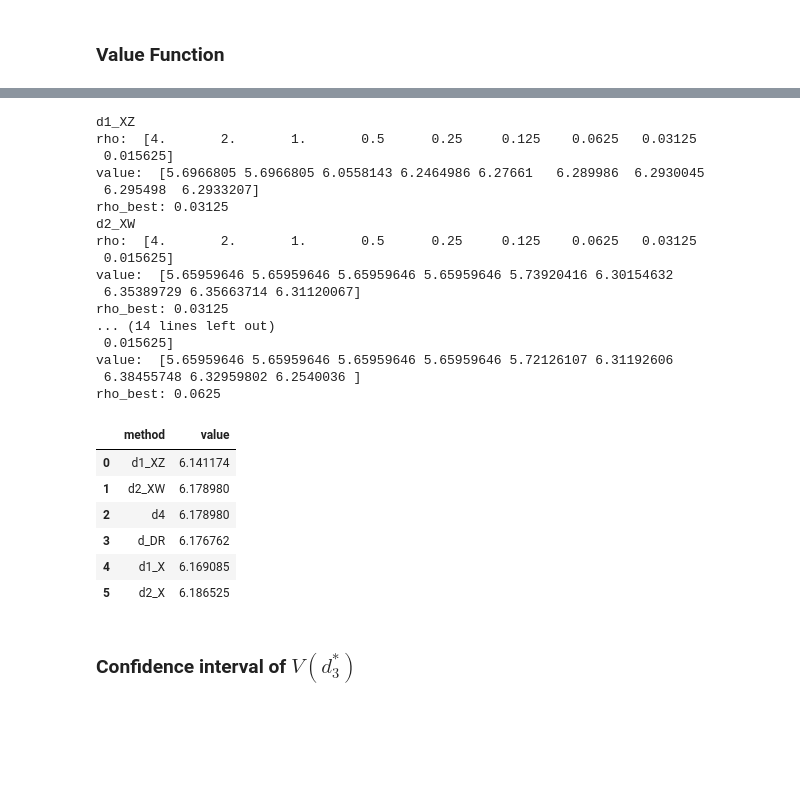
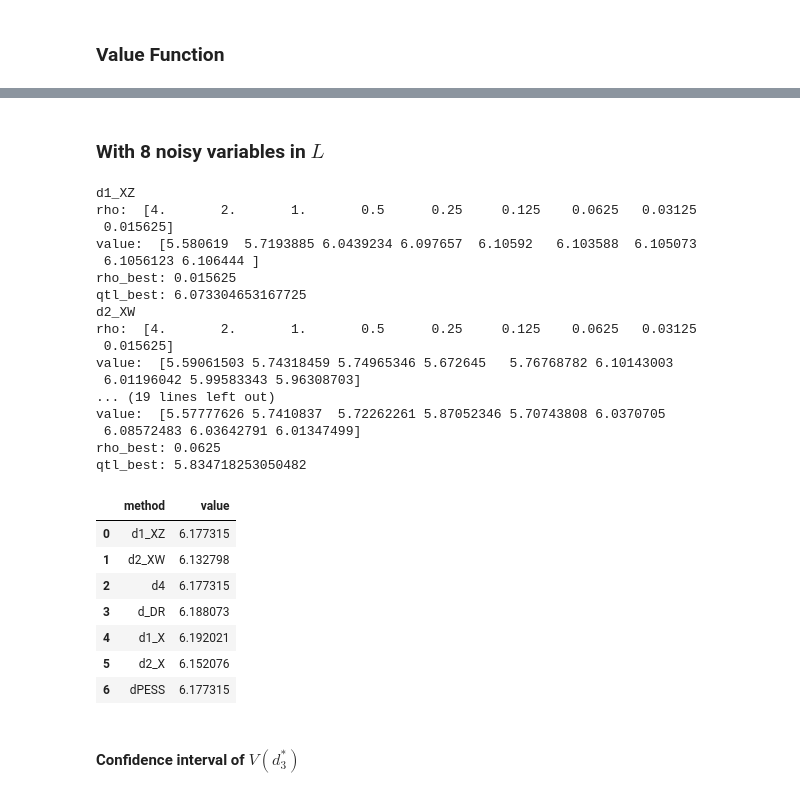
Before and after one commit to rui-miao/ProxITR, a Jupyter notebook: notebooks/SimuExamples.ipynb, the cells around one changed output, grey strips where cells are left out. Cells and saved outputs as stored; diff of their text form; code cells hidden in the pictures; blank space fills up the shorter version.

```diff
--- a/notebooks/SimuExamples.ipynb
+++ b/notebooks/SimuExamples.ipynb
@@ -49,7 +51,7 @@ train = prox_data(samp_size=samp_size, add_noise=True).gen_Y(linearity=linearity
 # Learn ITRs
 rhos = np.power(2.,-np.arange(-2,7))
 proxy = proxITR(A=train[["A"]], X=train[["X0","X1","X2","X3","X4","X5","X6","X7","X8","X9"]], Z=train[["Z"]], W=train[["W"]], Y=train[["Y"]],
-                                learning_rate= 0.1, n_epoch=2000, opt='LBFGS', verbose=True)
+                                learning_rate= 0.1, n_epoch=2000, opt='LBFGS', verbose=True, qtl = qtl)
 d1_XZ = proxy.fit_d1_XZ_cv(gamma_f='auto', n_gamma_hs=10,
         alpha_scales=[c for c in np.geomspace(0.5, 1e5, 20)],
         linearity=linearity, n_components=int(2*np.sqrt(samp_size)), rhos = rhos)
@@ -104,8 +106,20 @@ if proxy.cv_d1_XZ > proxy.cv_d2_XW:
     v_d4 = v_d1_XZ
 else:
     v_d4 = v_d2_XW
+dPESS = max(proxy.qtl_value, key = lambda k: proxy.qtl_value[k])
+if dPESS == 'd1_XZ':
+    v_dPESS = v_d1_XZ
+elif dPESS == 'd1_X':
+    v_dPESS = v_d1_X
+elif dPESS == 'd2_XW':
+    v_dPESS = v_d2_XW
+elif dPESS == 'd2_X':
+    v_dPESS = v_d2_X
+else:
+    v_dPESS = v_d_DR
+
 # Table of values
-pd.DataFrame.from_dict({'method':['d1_XZ','d2_XW','d4','d_DR','d1_X','d2_X'],
-                        'value':[v_d1_XZ,v_d2_XW,v_d4,v_d_DR,v_d1_X,v_d2_X]})
+pd.DataFrame.from_dict({'method':['d1_XZ','d2_XW','d4','d_DR','d1_X','d2_X', 'dPESS'],
+                        'value':[v_d1_XZ,v_d2_XW,v_d4,v_d_DR,v_d1_X,v_d2_X, v_dPESS]})
 # %% [output]
 |  | method | value |
@@ -138,6 +238,8 @@ value_fun(test[["GOR_X"]].to_numpy(int).reshape(-1), test[["A"]],test[["Y"]],tes
 # Setting
 linearity    = 'linear'
 Xonly        = 'X'
+# Selected quantile for dPESS
+qtl = 0.4
 # %%
 # Generate Test Data
 test = prox_data(500000, add_noise=False).gen_Y(linearity=linearity, Xonly = Xonly)
@@ -148,11 +250,13 @@ value_fun(test[["GOR"]].to_numpy(int).reshape(-1), test[["A"]],test[["Y"]],test[
 # Generate Training Data
 samp_size = 2000
 train = prox_data(samp_size=samp_size, add_noise=True).gen_Y(linearity=linearity, Xonly = Xonly)
+# %% [markdown]
+### With 8 noisy variables in $L$
 # %%
 # Learn ITRs
 rhos = np.power(2.,-np.arange(-2,7))
 proxy = proxITR(A=train[["A"]], X=train[["X0","X1","X2","X3","X4","X5","X6","X7","X8","X9"]], Z=train[["Z"]], W=train[["W"]], Y=train[["Y"]],
-                                learning_rate= 0.1, n_epoch=2000, opt='LBFGS', verbose=True)
+                                learning_rate= 0.1, n_epoch=2000, opt='LBFGS', verbose=True, qtl=qtl)
 d1_XZ = proxy.fit_d1_XZ_cv(gamma_f='auto', n_gamma_hs=10,
         alpha_scales=[c for c in np.geomspace(0.5, 1e5, 20)],
         linearity=linearity, n_components=int(2*np.sqrt(samp_size)), rhos = rhos)
@@ -182,44 +286,57 @@ p_d2_X  = d2_X(test[["X0","X1","X2","X3","X4","X5","X6","X7","X8","X9"]])
 d1_XZ
 rho:  [4.       2.       1.       0.5      0.25     0.125    0.0625   0.03125
  0.015625]
-value:  [5.6966805 5.6966805 6.0558143 6.2464986 6.27661   6.289986  6.2930045
- 6.295498  6.2933207]
-rho_best: 0.03125
+value:  [5.580619  5.7193885 6.0439234 6.097657  6.10592   6.103588  6.105073
+ 6.1056123 6.106444 ]
+rho_best: 0.015625
+qtl_best: 6.073304653167725
 d2_XW
 rho:  [4.       2.       1.       0.5      0.25     0.125    0.0625   0.03125
  0.015625]
-value:  [5.65959646 5.65959646 5.65959646 5.65959646 5.73920416 6.30154632
- 6.35389729 6.35663714 6.31120067]
-rho_best: 0.03125
-... (14 lines left out)
- 0.015625]
-value:  [5.65959646 5.65959646 5.65959646 5.65959646 5.72126107 6.31192606
- 6.38455748 6.32959802 6.2540036 ]
+value:  [5.59061503 5.74318459 5.74965346 5.672645   5.76768782 6.10143003
+ 6.01196042 5.99583343 5.96308703]
+... (19 lines left out)
+value:  [5.57777626 5.7410837  5.72262261 5.87052346 5.70743808 6.0370705
+ 6.08572483 6.03642791 6.01347499]
 rho_best: 0.0625
+qtl_best: 5.834718253050482
 # %%
 # Calculate Value
 v_d1_XZ = value_fun(p_d1_XZ,test[["A"]],test[["Y"]],test[["X0","X1"]],test[["U"]])
 v_d2_XW = value_fun(p_d2_XW,test[["A"]],test[["Y"]],test[["X0","X1"]],test[["U"]])
 v_d_DR  = value_fun(p_d_DR, test[["A"]],test[["Y"]],test[["X0","X1"]],test[["U"]])
 v_d1_X  = value_fun(p_d1_X, test[["A"]],test[["Y"]],test[["X0","X1"]],test[["U"]])
 v_d2_X  = value_fun(p_d2_X, test[["A"]],test[["Y"]],test[["X0","X1"]],test[["U"]])
 if proxy.cv_d1_XZ > proxy.cv_d2_XW:
     v_d4 = v_d1_XZ
 else:
     v_d4 = v_d2_XW
+dPESS = max(proxy.qtl_value, key = lambda k: proxy.qtl_value[k])
+if dPESS == 'd1_XZ':
+    v_dPESS = v_d1_XZ
+elif dPESS == 'd1_X':
+    v_dPESS = v_d1_X
+elif dPESS == 'd2_XW':
+    v_dPESS = v_d2_XW
+elif dPESS == 'd2_X':
+    v_dPESS = v_d2_X
+else:
+    v_dPESS = v_d_DR
+
 # Table of values
-pd.DataFrame.from_dict({'method':['d1_XZ','d2_XW','d4','d_DR','d1_X','d2_X'],
-                        'value':[v_d1_XZ,v_d2_XW,v_d4,v_d_DR,v_d1_X,v_d2_X]})
+pd.DataFrame.from_dict({'method':['d1_XZ','d2_XW','d4','d_DR','d1_X','d2_X', 'dPESS'],
+                        'value':[v_d1_XZ,v_d2_XW,v_d4,v_d_DR,v_d1_X,v_d2_X, v_dPESS]})
 # %% [output]
 |  | method | value |
-| 0 | d1_XZ | 6.141174 |
-| 1 | d2_XW | 6.178980 |
-| 2 | d4 | 6.178980 |
-| 3 | d_DR | 6.176762 |
-| 4 | d1_X | 6.169085 |
-| 5 | d2_X | 6.186525 |
+| 0 | d1_XZ | 6.177315 |
+| 1 | d2_XW | 6.132798 |
+| 2 | d4 | 6.177315 |
+| 3 | d_DR | 6.188073 |
+| 4 | d1_X | 6.192021 |
+| 5 | d2_X | 6.152076 |
+| 6 | dPESS | 6.177315 |
 # %% [markdown]
-### Confidence interval of $V(d_3^*)$
+#### Confidence interval of $V(d_3^*)$
 # %%
 proxy = proxITR(A=train[["A"]], X=train[["X0","X1","X2","X3","X4","X5","X6","X7","X8","X9"]], Z=train[["Z"]], W=train[["W"]], Y=train[["Y"]],
                 god=True, d_X_opt = train[["GOR_X"]])
```
Also changed, not shown: parts of 45 cells of this notebook, 3 other files.
